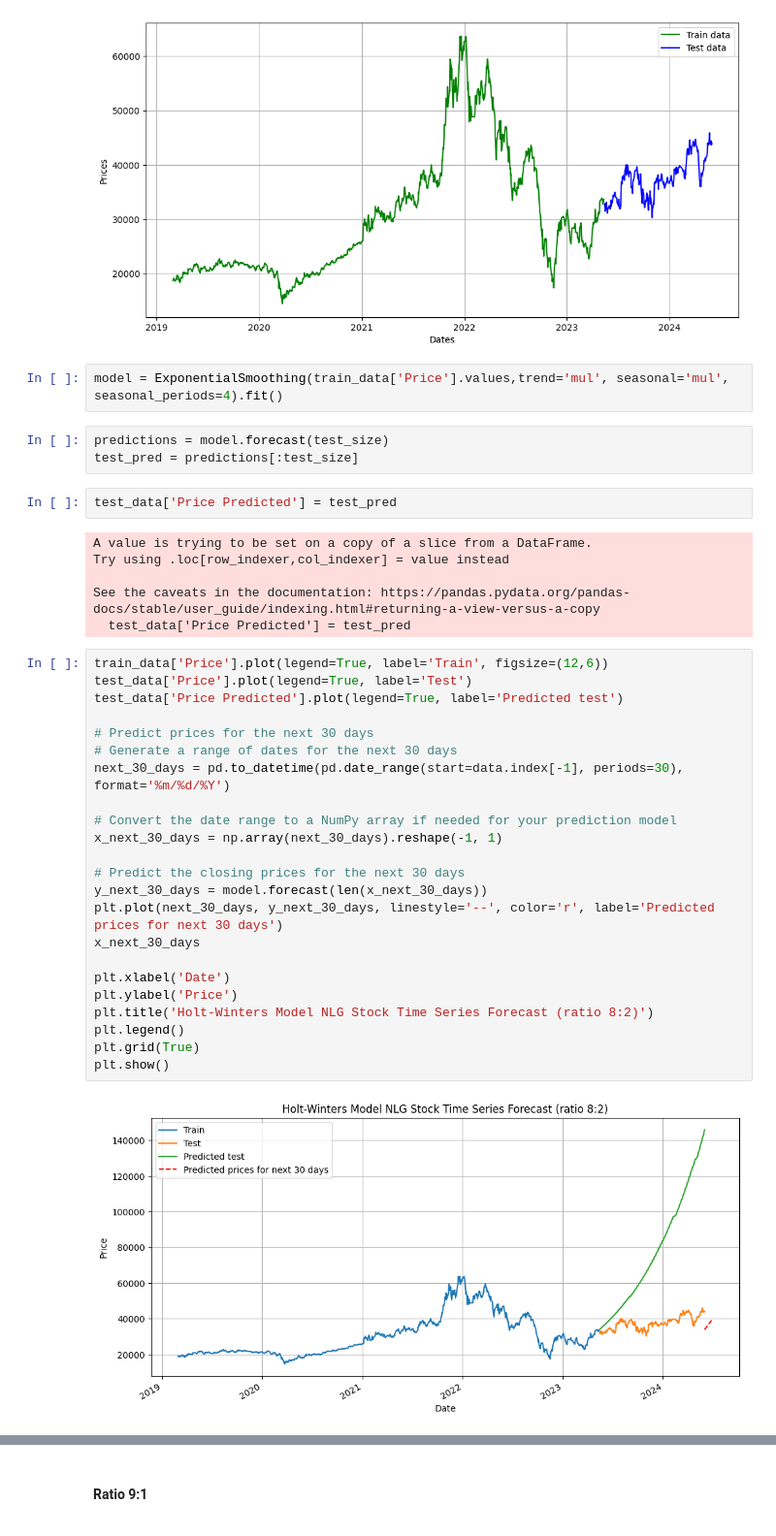
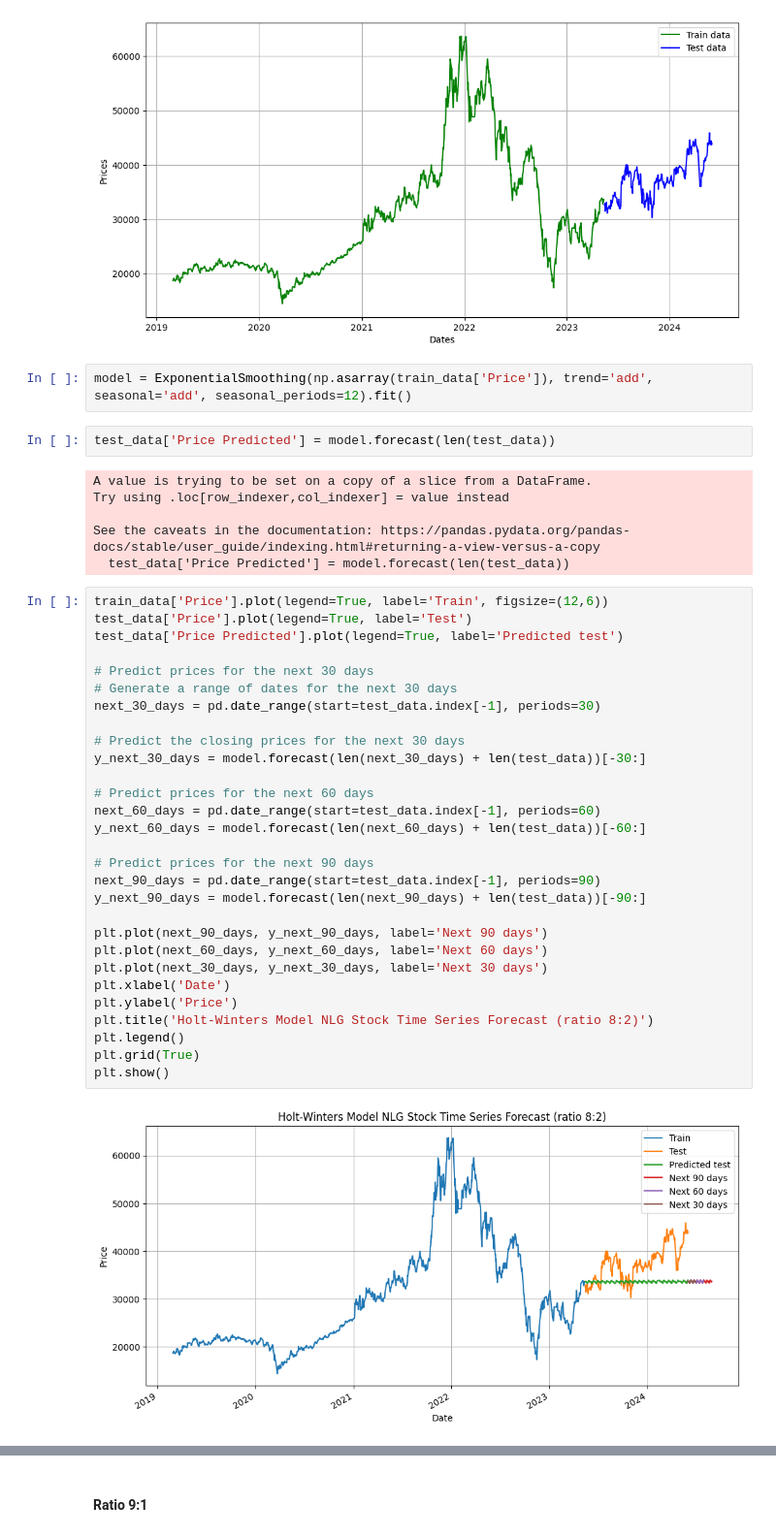
Before and after one commit to chanhlm/IS403_O22_HTCL_5, a Jupyter notebook: Models/HoltWinters.ipynb, the cells around one changed output, grey strips where cells are left out. Shown at 97% size. Cells and saved outputs as stored; diff of their text form.

```diff
--- a/Models/HoltWinters.ipynb
+++ b/Models/HoltWinters.ipynb
@@ -654,43 +675,46 @@ plt.legend()
 <matplotlib.legend.Legend at 0x...>
 [figure]
 # %%
-model = ExponentialSmoothing(train_data['Price'].values,trend='mul', seasonal='mul', seasonal_periods=4).fit()
+model = ExponentialSmoothing(np.asarray(train_data['Price']), trend='add', seasonal='add', seasonal_periods=12).fit()
-# %%
-predictions = model.forecast(test_size)
-test_pred = predictions[:test_size]
 # %%
-test_data['Price Predicted'] = test_pred
+test_data['Price Predicted'] = model.forecast(len(test_data))
 # %% [output]
 A value is trying to be set on a copy of a slice from a DataFrame.
 Try using .loc[row_indexer,col_indexer] = value instead
 
 See the caveats in the documentation: https://pandas.pydata.org/pandas-docs/stable/user_guide/indexing.html#returning-a-view-versus-a-copy
-  test_data['Price Predicted'] = test_pred
+  test_data['Price Predicted'] = model.forecast(len(test_data))
 # %%
 train_data['Price'].plot(legend=True, label='Train', figsize=(12,6))
 test_data['Price'].plot(legend=True, label='Test')
 test_data['Price Predicted'].plot(legend=True, label='Predicted test')
 
 # Predict prices for the next 30 days
 # Generate a range of dates for the next 30 days
-next_30_days = pd.to_datetime(pd.date_range(start=data.index[-1], periods=30), format='%m/%d/%Y')
-
-# Convert the date range to a NumPy array if needed for your prediction model
-x_next_30_days = np.array(next_30_days).reshape(-1, 1)
+next_30_days = pd.date_range(start=test_data.index[-1], periods=30)
 
 # Predict the closing prices for the next 30 days
-y_next_30_days = model.forecast(len(x_next_30_days))
-plt.plot(next_30_days, y_next_30_days, linestyle='--', color='r', label='Predicted prices for next 30 days')
-x_next_30_days
+y_next_30_days = model.forecast(len(next_30_days) + len(test_data))[-30:]
 
+# Predict prices for the next 60 days
+next_60_days = pd.date_range(start=test_data.index[-1], periods=60)
+y_next_60_days = model.forecast(len(next_60_days) + len(test_data))[-60:]
+
+# Predict prices for the next 90 days
+next_90_days = pd.date_range(start=test_data.index[-1], periods=90)
+y_next_90_days = model.forecast(len(next_90_days) + len(test_data))[-90:]
+
+plt.plot(next_90_days, y_next_90_days, label='Next 90 days')
+plt.plot(next_60_days, y_next_60_days, label='Next 60 days')
+plt.plot(next_30_days, y_next_30_days, label='Next 30 days')
 plt.xlabel('Date')
 plt.ylabel('Price')
 plt.title('Holt-Winters Model NLG Stock Time Series Forecast (ratio 8:2)')
 plt.legend()
 plt.grid(True)
 plt.show()
 # %% [output]
-[figure, old version]
+[figure, new version]
 # %%
 # Calculate RMSE
 test_rmse = np.sqrt(mean_squared_error(test_data['Price'], test_data['Price Predicted']))
```
Also changed, not shown: parts of 67 cells of this notebook, 2 other files.
